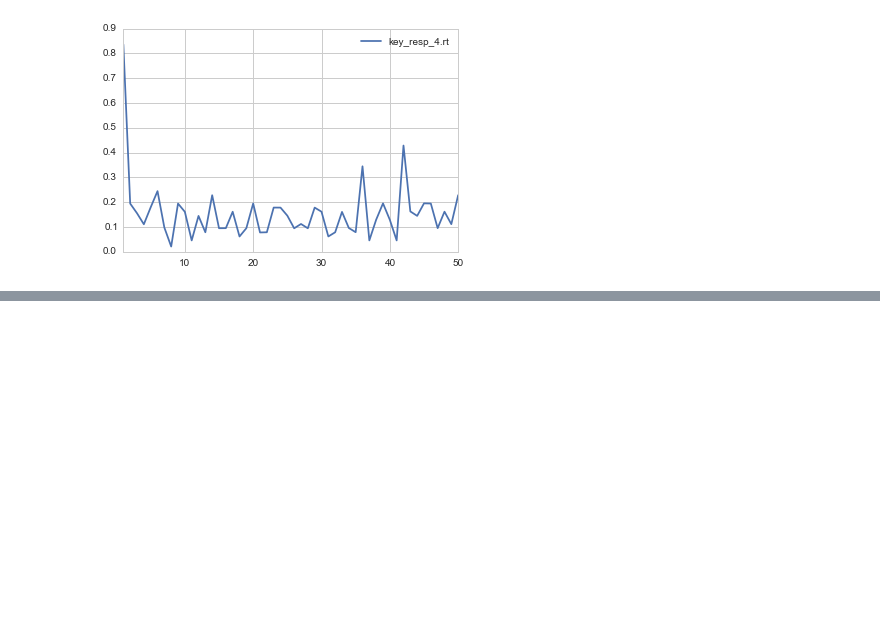
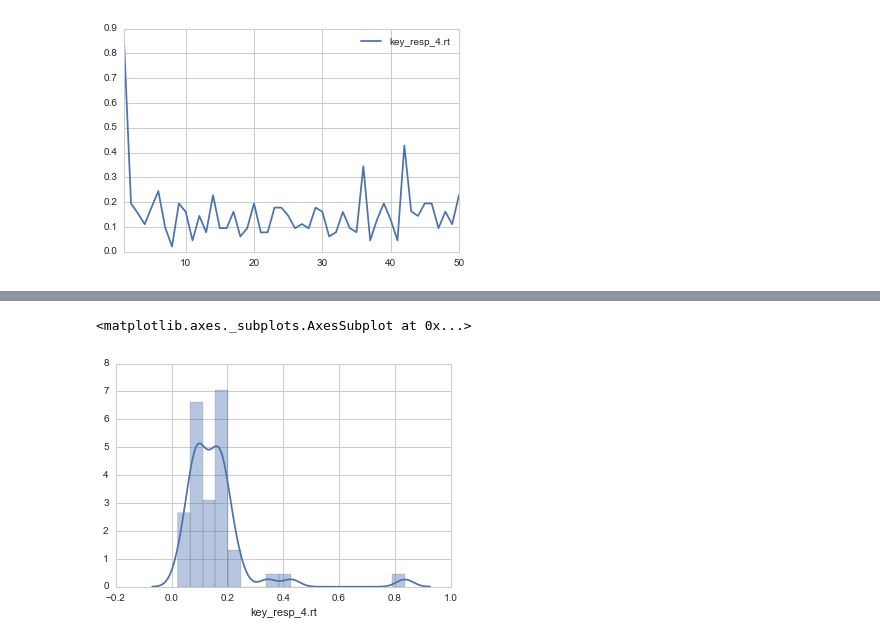
Before and after one commit to tcford/psychopy_lesson, a Jupyter notebook: psychopy_stats.ipynb, the cells around one changed output, grey strips where cells are left out. Drawn from its saved outputs; the diff is of its cells as text; code cells hidden in the pictures; blank space fills up the shorter version.

```diff
--- a/psychopy_stats.ipynb
+++ b/psychopy_stats.ipynb
@@ -132,0 +134,5 @@ df['key_resp_4.rt'].plot(legend=True)
+# %%
+sns.distplot(df['key_resp_4.rt'])
+# %% [output]
+<matplotlib.axes._subplots.AxesSubplot at 0x...>
+[figure, added]
```
Also changed, not shown: parts of 16 cells of this notebook, 2 other files.
